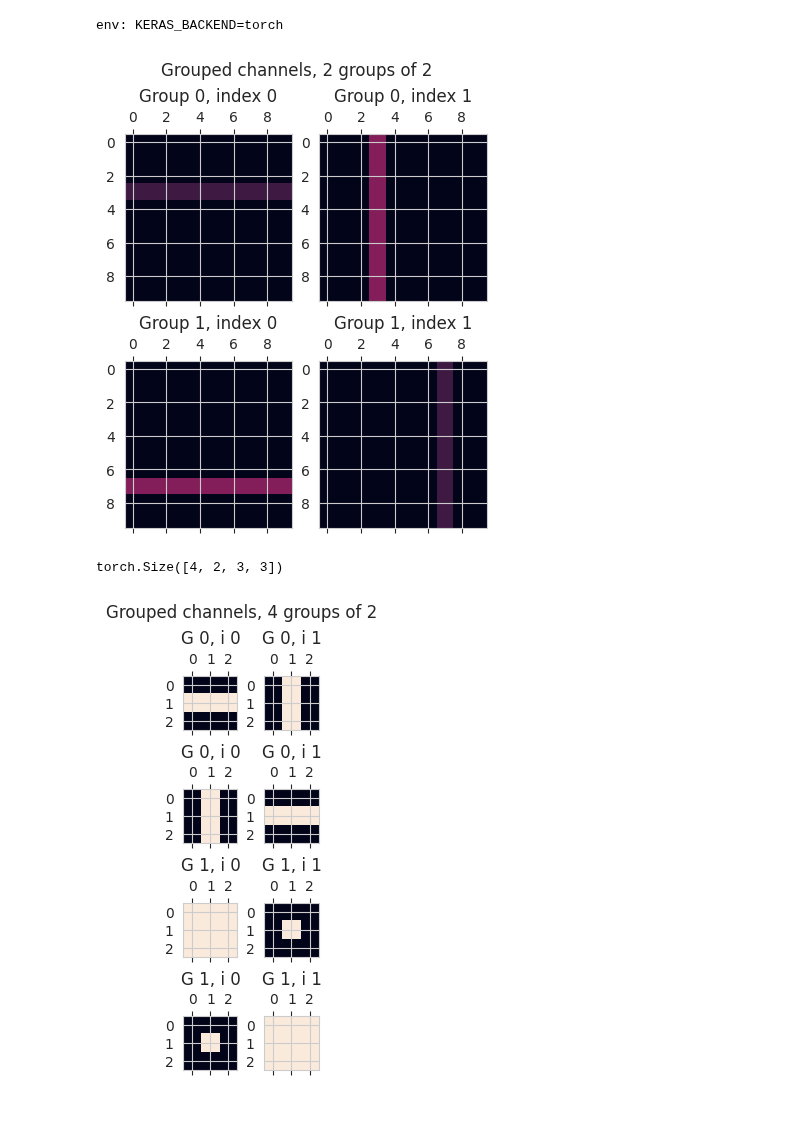
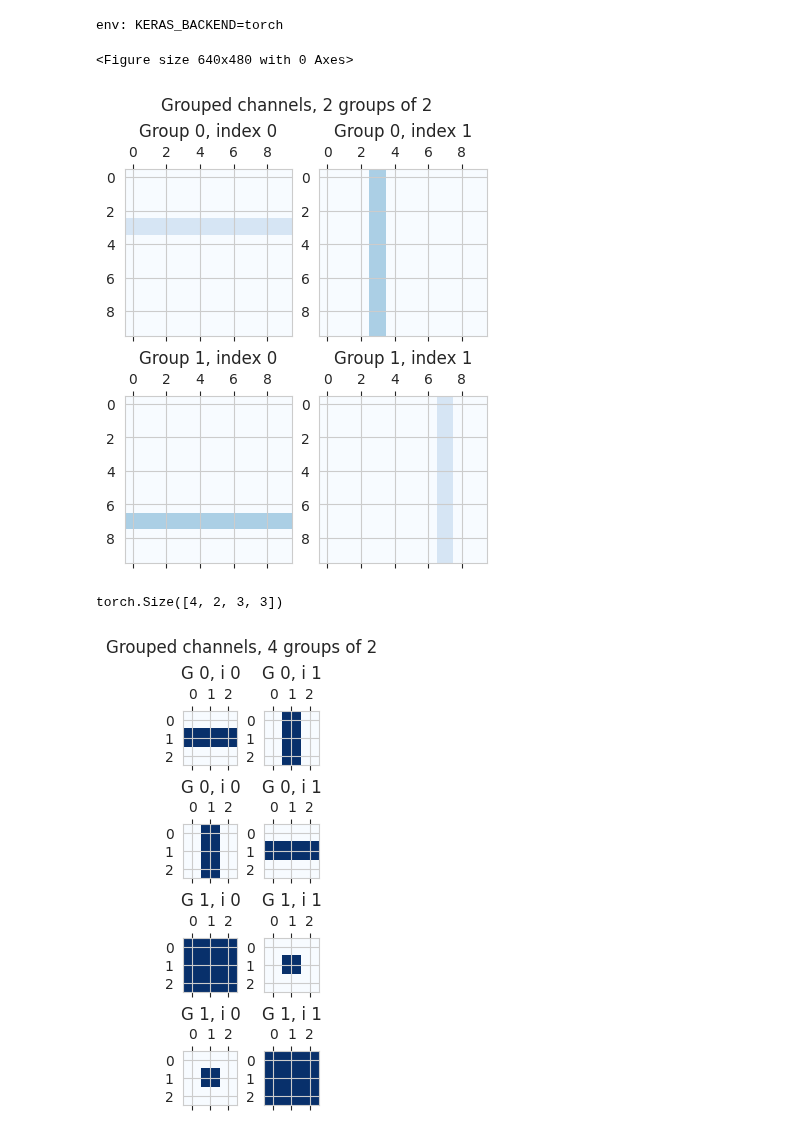
Before and after one commit to p-adema/quadratic-conv, a Jupyter notebook: scratch/groups_test.ipynb, the cells around one changed output. Drawn from its saved outputs; the diff is of its cells as text; code cells hidden in the pictures.

```diff
--- a/scratch/groups_test.ipynb
+++ b/scratch/groups_test.ipynb
@@ -44,43 +42,58 @@ from src import load_data
+# %%
+plt.set_cmap("Blues");
+# %% [output]
+<Figure size 640x480 with 0 Axes>
 # %%
-test_data = torch.zeros(2, 4, 10, 10, device='cuda')
-test_data[:, 0, 3, :] = 1.
-test_data[:, 1, :, 3] = 2.
-test_data[:, 2, 7, :] = 2.
-test_data[:, 3, :, 7] = 1.
+test_data = torch.zeros(2, 4, 10, 10, device="cuda")
+test_data[:, 0, 3, :] = 1.0
+test_data[:, 1, :, 3] = 2.0
+test_data[:, 2, 7, :] = 2.0
+test_data[:, 3, :, 7] = 1.0
 test_data[1] *= 3
 # %%
-def plot_grouped_data(data: torch.Tensor, groups: int, is_kernel: bool = False, vmin: int = 0, vmax: int = 6):
+def plot_grouped_data(
+        data: torch.Tensor,
+        groups: int,
+        is_kernel: bool = False,
+        vmin: int = 0,
+        vmax: int = 6,
+):
     data = data.numpy(force=True).clip(-100, 100)
     if len(data.shape) == 4:
         data = data[0]
     assert len(data.shape) == 3
-    assert data.shape[0] % groups == 0, f"{data.shape[0]=} % {groups=} = {data.shape[0] % groups}"
+    assert data.shape[0] % groups == 0, (
+        f"{data.shape[0]=} % {groups=} = {data.shape[0] % groups}"
+    )
     alt = data.shape[0] // groups
     if is_kernel:
         group_size, groups = groups, alt
     else:
         group_size, groups = alt, groups
 
-    fig, axss = plt.subplots(groups, group_size, layout='compressed')
+    fig, axss = plt.subplots(groups, group_size, layout="compressed")
     if groups == 1:
-        axss = [axss]
+        axss = axss.reshape(1, -1)
+    elif len(axss.shape) == 1:
+        axss = axss.reshape(-1, 1)
+
     axss: list[list[plt.Axes]]
 
     for grp, axs in enumerate(axss):
         for grp_idx, ax in enumerate(axs):
             ax.matshow(data[grp * group_size + grp_idx], vmin=vmin, vmax=vmax)
             if not is_kernel:
                 ax.set_title(f"Group {grp}, index {grp_idx}")
             else:
                 ax.set_title(f"G {grp // group_size}, i {grp_idx}")
 
     fig.suptitle(f"Grouped channels, {groups} groups of {group_size}")
     fig.show(warn=False)
 
 
 plot_grouped_data(test_data, groups=2)
 # %% [output]
-[figure, old version]
+[figure, new version]
 # %%
 INF = float("inf")
 knl_id = [[INF, INF, INF], [INF, 0, INF], [INF, INF, INF]]
@@ -103,6 +116,6 @@ torch.Size([4, 2, 3, 3])
 # %%
 plot_grouped_data(test_kernels.view(8, 3, 3), groups=2, is_kernel=True, vmin=-1, vmax=0)
 # %% [output]
-[figure, old version]
+[figure, new version]
 # %%
 import importlib
```
Also changed, not shown: parts of 16 cells of this notebook, 8 other files.
